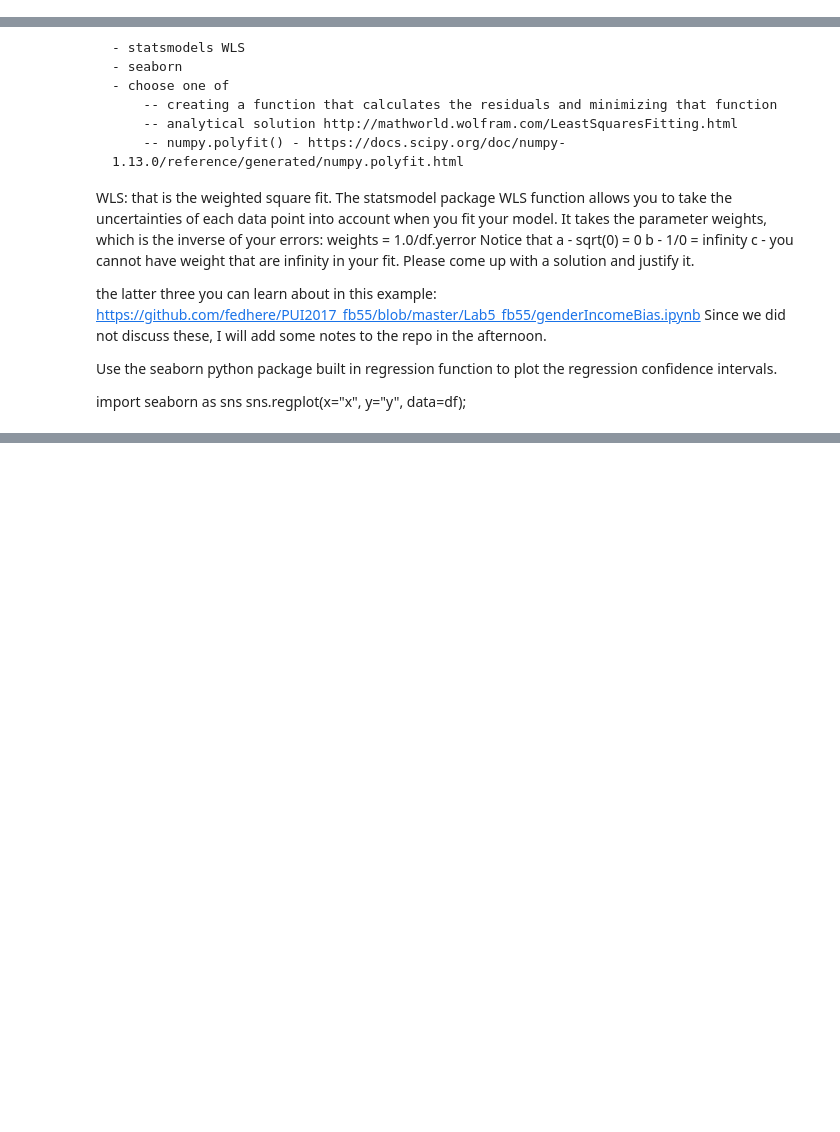
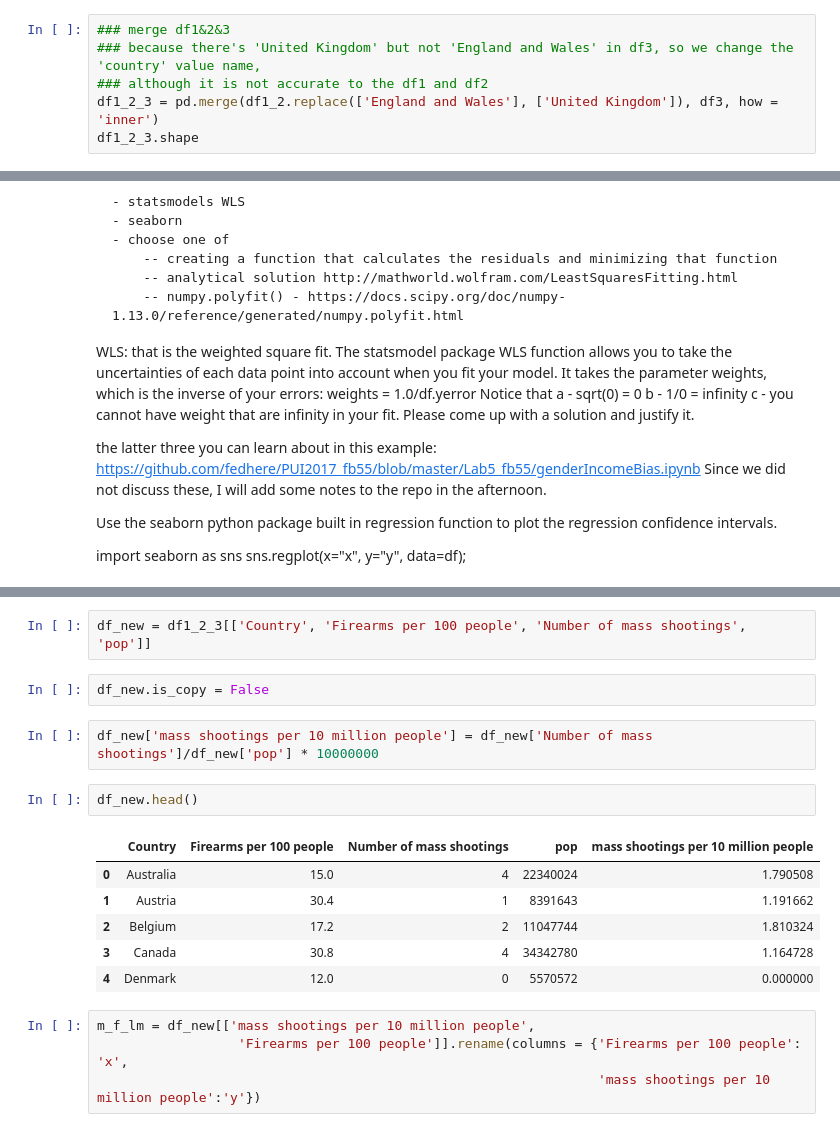
Before and after one commit to picniclin/PUI2017_yl5240, a Jupyter notebook: HW5_yl5240/HW5_Assignment3_yl5240.ipynb, the cells around one changed output, grey strips where cells are left out. Cells and saved outputs as stored; diff of their text form; blank space fills up the shorter version.

```diff
--- a/HW5_yl5240/HW5_Assignment3_yl5240.ipynb
+++ b/HW5_yl5240/HW5_Assignment3_yl5240.ipynb
@@ -119,0 +200,6 @@ df1_2.head()
+# %%
+### merge df1&2&3
+### because there's 'United Kingdom' but not 'England and Wales' in df3, so we change the 'country' value name,
+### although it is not accurate to the df1 and df2
+df1_2_3 = pd.merge(df1_2.replace(['England and Wales'], ['United Kingdom']), df3, how = 'inner')
+df1_2_3.shape
@@ -327,0 +435,19 @@ sns.regplot(x="x", y="y", data=df);
+# %%
+df_new = df1_2_3[['Country', 'Firearms per 100 people', 'Number of mass shootings', 'pop']]
+# %%
+df_new.is_copy = False
+# %%
+df_new['mass shootings per 10 million people'] = df_new['Number of mass shootings']/df_new['pop'] * 10000000
+# %%
+df_new.head()
+# %% [output]
+|  | Country | Firearms per 100 people | Number of mass shootings | pop | mass shootings per 10 million people |
+| 0 | Australia | 15.0 | 4 | 22340024 | 1.790508 |
+| 1 | Austria | 30.4 | 1 | 8391643 | 1.191662 |
+| 2 | Belgium | 17.2 | 2 | 11047744 | 1.810324 |
+| 3 | Canada | 30.8 | 4 | 34342780 | 1.164728 |
+| 4 | Denmark | 12.0 | 0 | 5570572 | 0.000000 |
+# %%
+m_f_lm = df_new[['mass shootings per 10 million people',
+                  'Firearms per 100 people']].rename(columns = {'Firearms per 100 people': 'x',
+                                                                'mass shootings per 10 million people':'y'})
```
Also changed, not shown: parts of 20 cells of this notebook.
